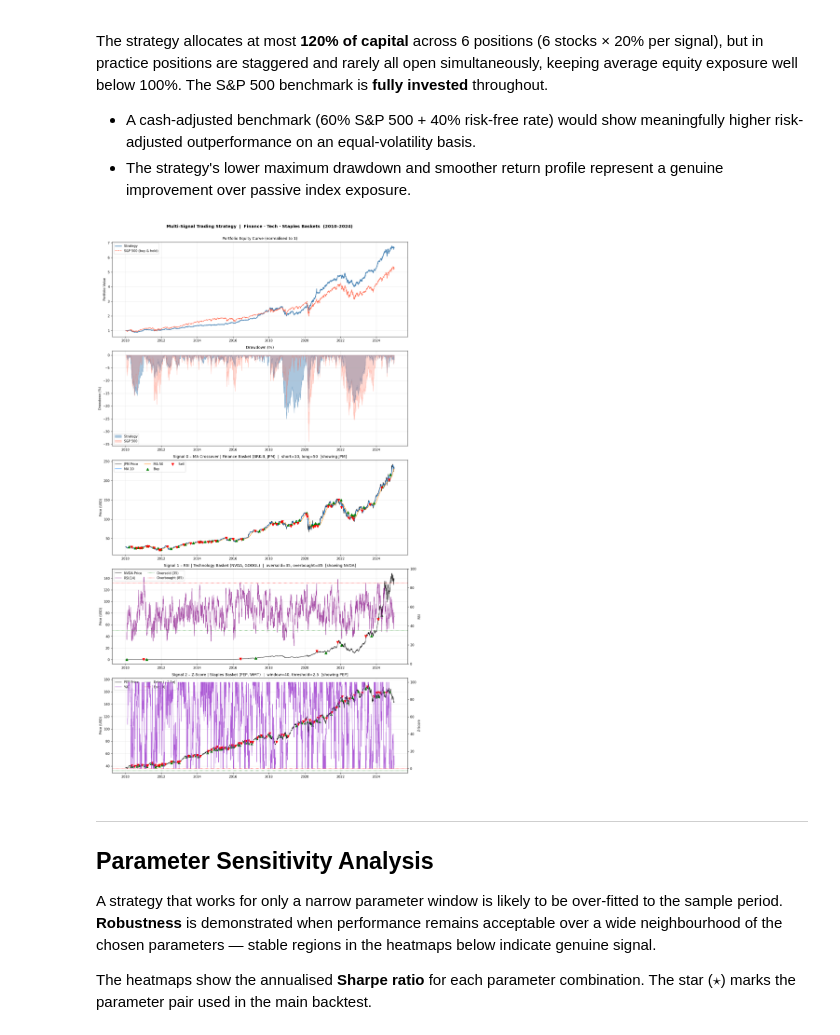
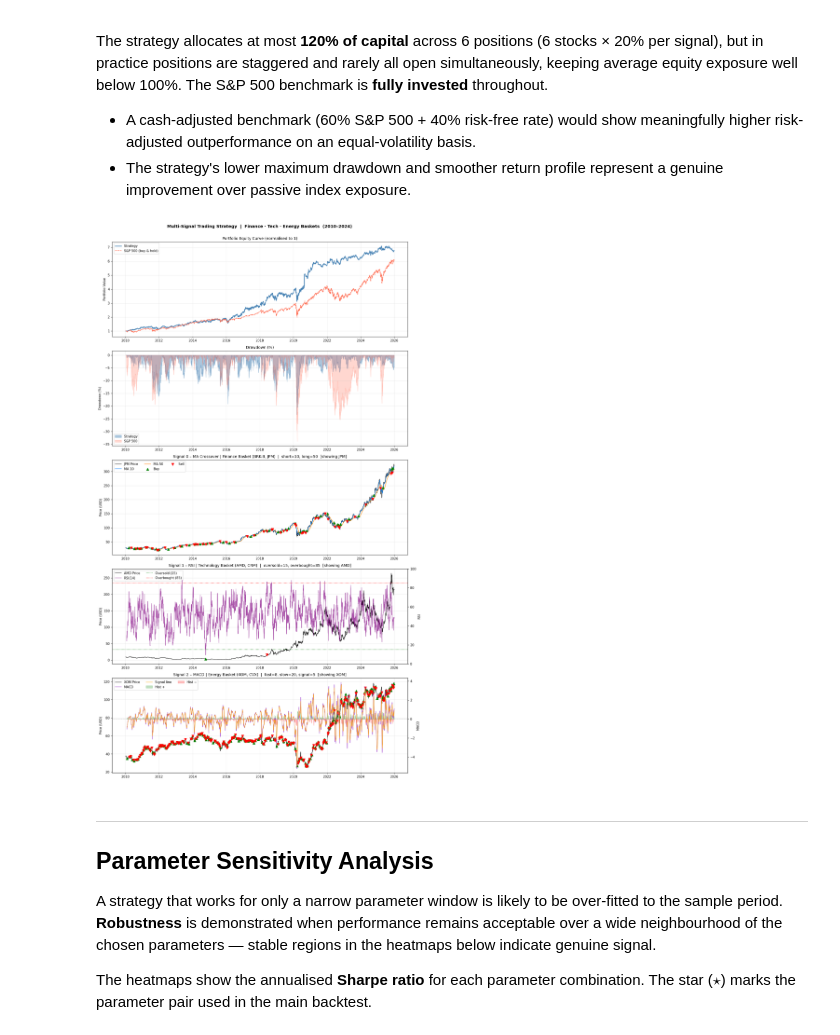
Before and after one commit to daan1shh/Computational-Finance, a Jupyter notebook: assessment_notebook.ipynb, the cells around one changed output. Drawn from its saved outputs; the diff is of its cells as text; code cells hidden in the pictures.

```diff
--- a/assessment_notebook.ipynb
+++ b/assessment_notebook.ipynb
@@ -308,11 +347,18 @@ Signal activity (fraction of days in market):
 # ── TRANSACTION COST MODEL ───────────────────────────────────────────────────
 # A round-trip cost of 0.1% (10 basis points) is conservative for large-cap
 # US equities. It aggregates three cost components:
-#   1. Bid-ask spread   : ~1–5 bps per leg for AAPL/JPM/MSFT
+#   1. Bid-ask spread   : ~1–5 bps per leg for large-cap equities
 #   2. Broker commissions: negligible at institutional scale, ~0–1 bps
 #   3. Market-impact     : 2–5 bps for orders <0.1% of daily volume
 # The cost is deducted from gross daily returns on each day a position changes.
 TRADE_COST = 0.001   # 10 bps per trade (one-way)
+
+# Daily price ratios used by hold_trades() to mark positions to market.
+# Columns are in tickers order: [BRK-B, JPM, AMD, CRM, XOM, CVX, ^GSPC].
+# price_change[:-1] therefore gives the 6 traded-stock ratios; ^GSPC (last) is
+# excluded there and used separately as the benchmark.
+df_price_changes = df_prices / df_prices.shift(1)
+df_price_changes.iloc[0] = 1.0   # first row has no prior day — set to neutral
 # %%
 # ALLOCATE CAPITAL AND COMPUTE RESULTING POSITIONS
 initial_cash = 1.0
@@ -558,10 +604,10 @@ ax.legend(ncol=3)
 ax.xaxis.set_major_formatter(mdates.DateFormatter('%Y'))
 ax.grid(alpha=0.3)
 
-# 4. Signal 1: RSI — representative stock: NVDA
+# 4. Signal 1: RSI — representative stock: AMD
 ax4a = axes[3]
 ax4b = ax4a.twinx()
-rep1 = TECH_TICKERS[0]   # NVDA
+rep1 = TECH_TICKERS[0]   # AMD
 sig1 = signals[rep1]
 ax4a.plot(dates, df_prices[rep1], color='black', lw=0.9, label=f'{rep1} Price')
 buy_mask  = sig1['position_change'] > 0
@@ -571,45 +617,50 @@ ax4a.scatter(dates[sell_mask], df_prices[rep1][sell_mask], marker='v', color='re
 ax4b.plot(dates, sig1['rsi'], color='purple', lw=1.0, alpha=0.7, label='RSI(14)')
 ax4b.axhline(_best_rsi['oversold'],   color='green', linestyle=':', lw=1.2, label=f'Oversold ({_best_rsi["oversold"]})')
 ax4b.axhline(_best_rsi['overbought'], color='red',   linestyle=':', lw=1.2, label=f'Overbought ({_best_rsi["overbought"]})')
 ax4b.set_ylim(0, 100)
 ax4b.set_ylabel('RSI')
-ax4a.set_title(f'Signal 1 – RSI | Technology Basket (NVDA, GOOGL)  |  '
+ax4a.set_title(f'Signal 1 – RSI | Technology Basket (AMD, CRM)  |  '
                f'oversold={_best_rsi["oversold"]}, overbought={_best_rsi["overbought"]}  [showing {rep1}]')
 ax4a.set_ylabel('Price (USD)')
 lines1, labels1 = ax4a.get_legend_handles_labels()
 lines2, labels2 = ax4b.get_legend_handles_labels()
 ax4a.legend(lines1 + lines2, labels1 + labels2, ncol=2)
 ax4a.xaxis.set_major_formatter(mdates.DateFormatter('%Y'))
 ax4a.grid(alpha=0.3)
 
-# 5. Signal 2: Z-Score — representative stock: LLY
+# 5. Signal 2: MACD — representative stock: XOM
 ax5a = axes[4]
 ax5b = ax5a.twinx()
-rep2 = ENERGY2_TICKERS[0]   # LLY
+rep2 = ENERGY2_TICKERS[0]   # XOM
 sig2 = signals[rep2]
 ax5a.plot(dates, df_prices[rep2], color='black', lw=0.9, label=f'{rep2} Price')
 buy_mask  = sig2['position_change'] > 0
 sell_mask = sig2['position_change'] < 0
 ax5a.scatter(dates[buy_mask],  df_prices[rep2][buy_mask],  marker='^', color='green', zorder=5, s=45)
 ax5a.scatter(dates[sell_mask], df_prices[rep2][sell_mask], marker='v', color='red',   zorder=5, s=45)
-ax5b.plot(dates, sig2['pct_k'], color='darkorchid', lw=1.0, alpha=0.8, label='%K')
-ax5b.axhline(-_best_macd['slow_span'], color='green', linestyle=':', lw=1.2,
-             label=f'Entry (−{_best_macd["entry_threshold"]}σ)')
-ax5b.axhline(0, color='red', linestyle=':', lw=1.2, label='Exit (0)')
-ax5b.set_ylabel('Z-Score')
-ax5a.set_title(f'Signal 2 – Z-Score | Telecom Basket (VZ, T)  |  '
-               f'window={_best_macd["window"]}, threshold={_best_macd["entry_threshold"]}  [showing {rep2}]')
+ax5b.plot(dates, sig2['macd_line'],   color='darkorchid', lw=1.0, alpha=0.9, label='MACD')
+ax5b.plot(dates, sig2['signal_line'], color='orange',     lw=1.0, alpha=0.9, label='Signal line')
+ax5b.fill_between(dates, sig2['histogram'], 0,
+                  where=sig2['histogram'] >= 0, color='green', alpha=0.25, label='Hist +')
+ax5b.fill_between(dates, sig2['histogram'], 0,
+                  where=sig2['histogram'] < 0,  color='red',   alpha=0.25, label='Hist −')
+ax5b.axhline(0, color='grey', linestyle='--', lw=0.8, alpha=0.6)
+ax5b.set_ylabel('MACD')
+ax5a.set_title(
+    f'Signal 2 – MACD | Energy Basket (XOM, CVX)  |  '
+    f'fast={_best_macd["fast_span"]}, slow={_best_macd["slow_span"]}, '
+    f'signal={_best_macd["signal_span"]}  [showing {rep2}]')
 ax5a.set_ylabel('Price (USD)')
 lines1, labels1 = ax5a.get_legend_handles_labels()
 lines2, labels2 = ax5b.get_legend_handles_labels()
-ax5a.legend(lines1 + lines2, labels1 + labels2, ncol=2)
+ax5a.legend(lines1 + lines2, labels1 + labels2, ncol=3)
 ax5a.xaxis.set_major_formatter(mdates.DateFormatter('%Y'))
 ax5a.grid(alpha=0.3)
 
 plt.tight_layout()
 plt.show()
 # %% [output]
-[figure, old version]
+[figure, new version]
 # %% [markdown]
 ---
 ## Parameter Sensitivity Analysis
```
Also changed, not shown: parts of 10 cells of this notebook, 11 other files.
